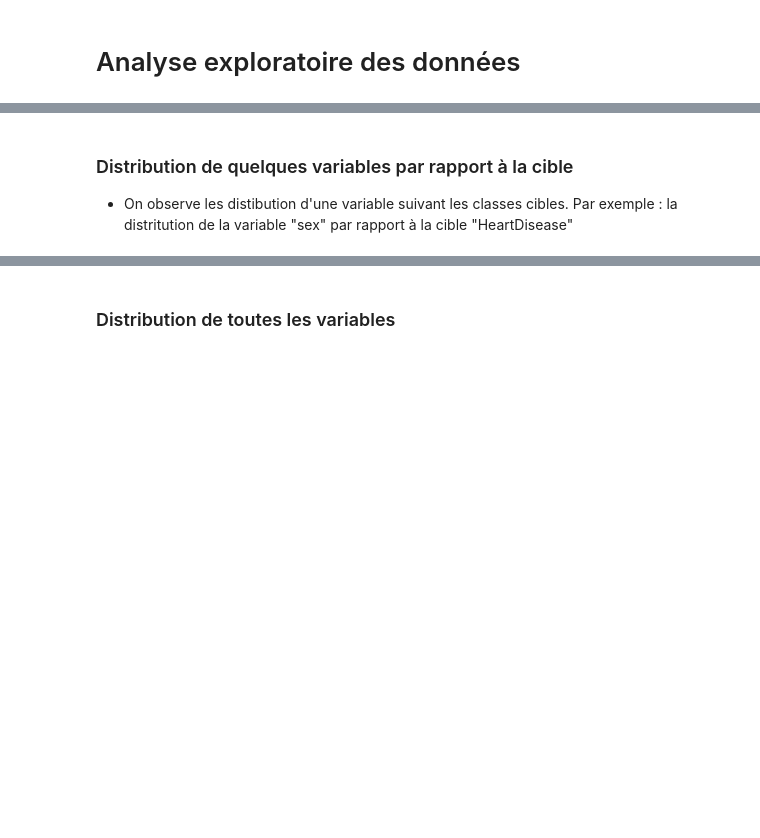
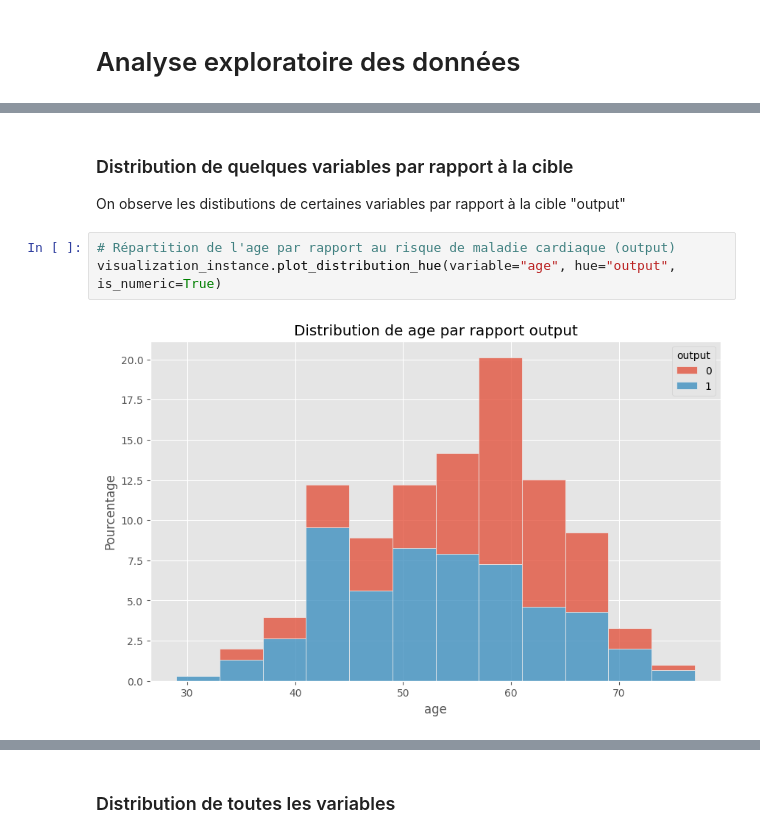
Before and after one commit to mjfriedman/Cardio-Detect, a Jupyter notebook: Projet.ipynb, the cells around one changed output, grey strips where cells are left out. Saved outputs shown, nothing was run; the diff lists cells and outputs as text; blank space fills up the shorter version.

```diff
--- a/Projet.ipynb
+++ b/Projet.ipynb
@@ -77,3 +200,8 @@ Séparer le jeu de données en trois parties: l'ensemble **d'entraînement**, de
 # %% [markdown]
 ### Distribution de quelques variables par rapport à la cible
-* On observe les distibution d'une variable suivant les classes cibles. Par exemple : la distritution de la variable "sex" par rapport à la cible "HeartDisease"
+On observe les distibutions de certaines variables par rapport à la cible "output"
+# %%
+# Répartition de l'age par rapport au risque de maladie cardiaque (output)
+visualization_instance.plot_distribution_hue(variable="age", hue="output", is_numeric=True)
+# %% [output]
+[figure, added]
```
Also changed, not shown: parts of 32 cells of this notebook.
